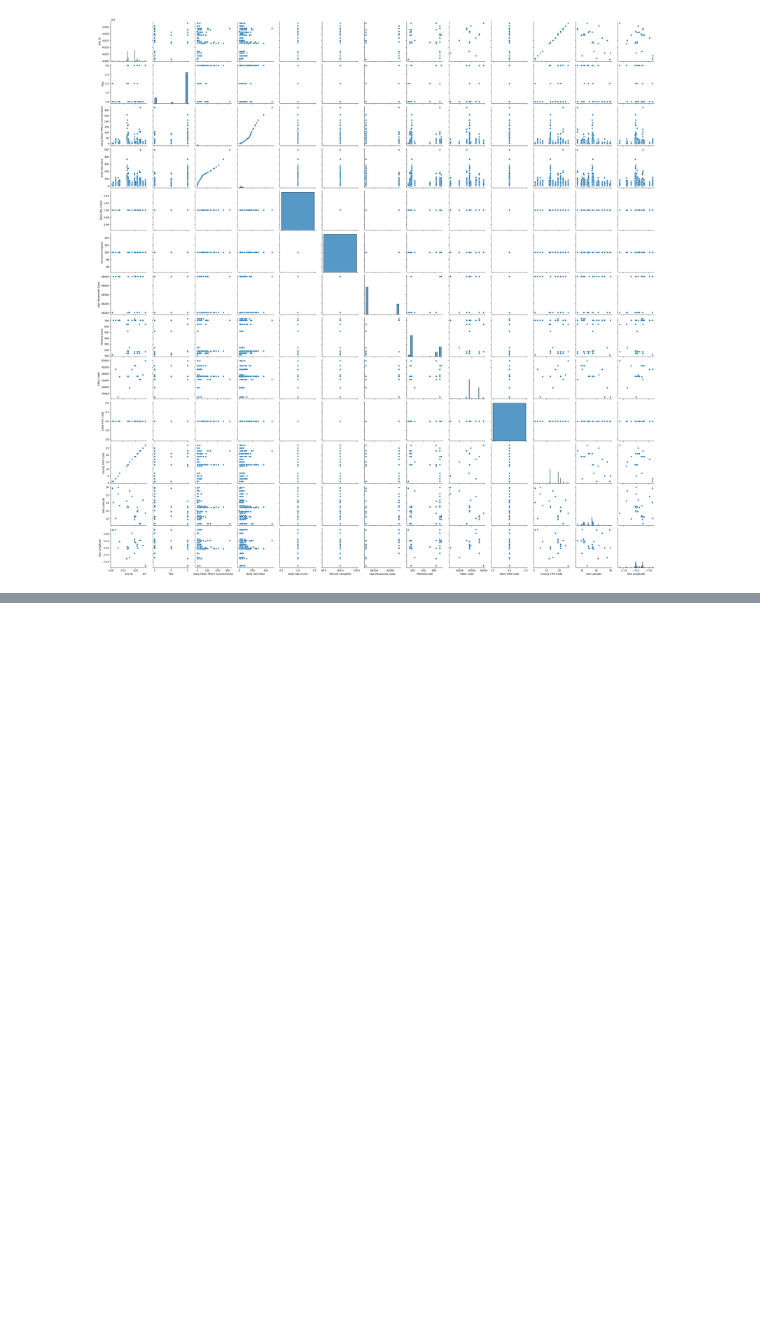
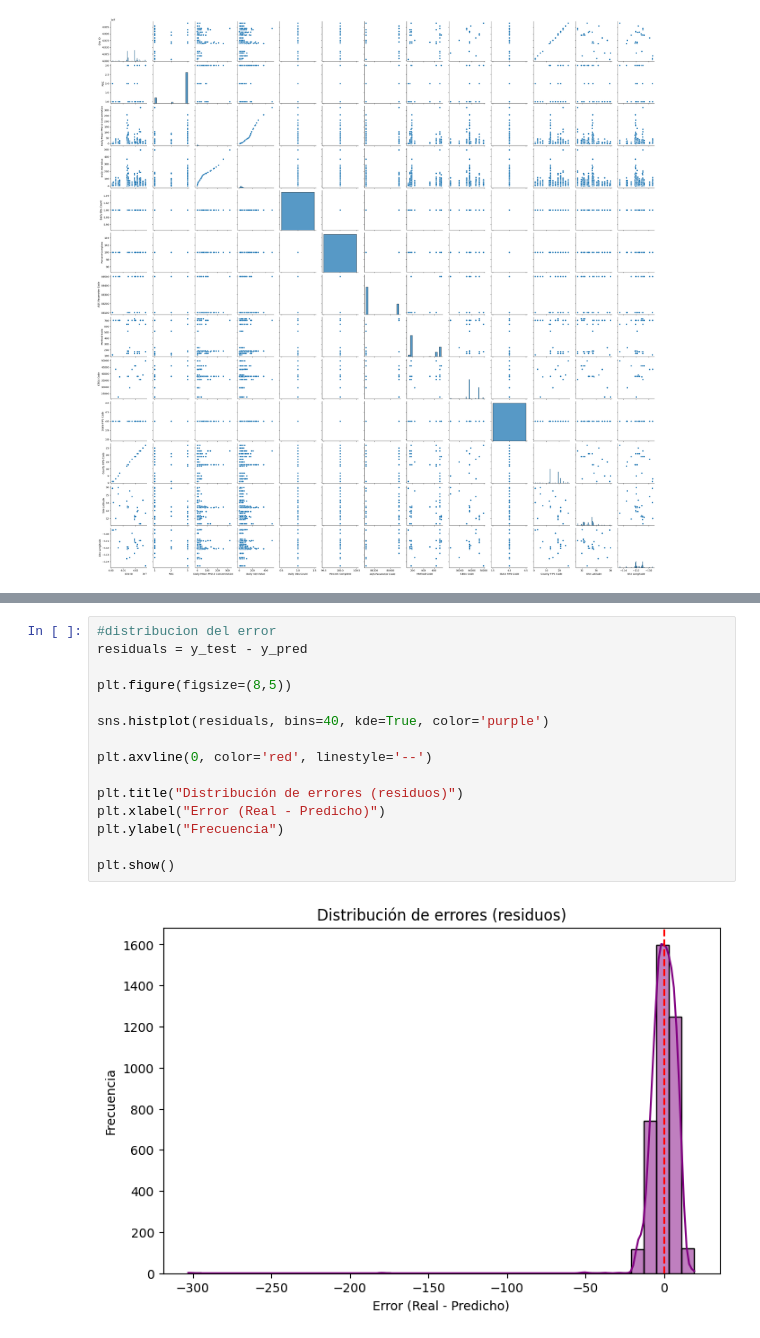
Before and after one commit to Fx2048/PI_Equipo04, a Jupyter notebook: Proyectos_de_ingenieria1/Talleres/Informe_Componentes_aire_Regresión_Lineal/INFORME_MAYORI_TURIN.ipynb, the cells around one changed output, grey strips where cells are left out. Saved outputs shown, nothing was run; the diff lists cells and outputs as text; blank space fills up the shorter version.

```diff
--- a/Proyectos_de_ingenieria1/Talleres/Informe_Componentes_aire_Regresión_Lineal/INFORME_MAYORI_TURIN.ipynb
+++ b/Proyectos_de_ingenieria1/Talleres/Informe_Componentes_aire_Regresión_Lineal/INFORME_MAYORI_TURIN.ipynb
@@ -211,0 +242,17 @@ Variables más influyentes:
+# %%
+#distribucion del error
+residuals = y_test - y_pred
+
+plt.figure(figsize=(8,5))
+
+sns.histplot(residuals, bins=40, kde=True, color='purple')
+
+plt.axvline(0, color='red', linestyle='--')
+
+plt.title("Distribución de errores (residuos)")
+plt.xlabel("Error (Real - Predicho)")
+plt.ylabel("Frecuencia")
+
+plt.show()
+# %% [output]
+[figure, added]
```
Also changed, not shown: parts of 10 cells of this notebook.
